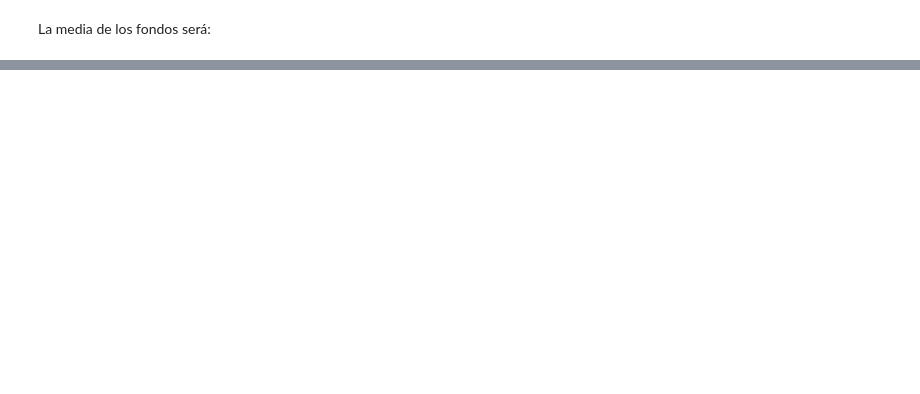
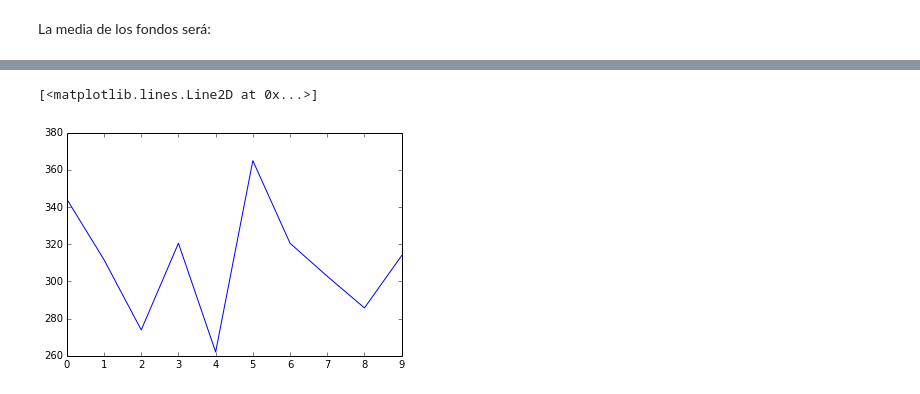
Before and after one commit to jngaravitoc/Mecanica_Estadistica, a Jupyter notebook: Taller4.ipynb, the cells around one changed output, grey strips where cells are left out. Drawn from its saved outputs; the diff is of its cells as text; code cells hidden in the pictures; blank space fills up the shorter version.

```diff
--- a/Taller4.ipynb
+++ b/Taller4.ipynb
@@ -58,0 +49,16 @@ print "<n> = ", mean(Money)
+# %%
+X = []
+for j in range(10):
+    player = []
+    time = []
+    for i in range(100):
+        t, Money = ruleta(100)
+        player.append(i)
+        time.append(t)
+    t_half = sort(time)
+    X.append(mean(t_half[0:50]))
+# %%
+plot(X)
+# %% [output]
+[<matplotlib.lines.Line2D at 0x...>]
+[figure, added]
```
Also changed, not shown: parts of 17 cells of this notebook.
